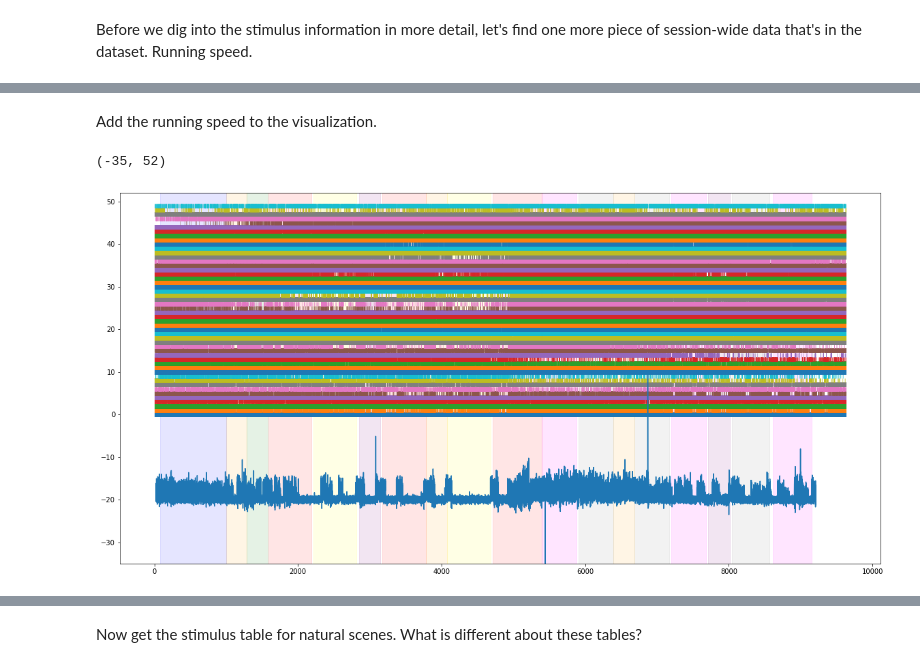
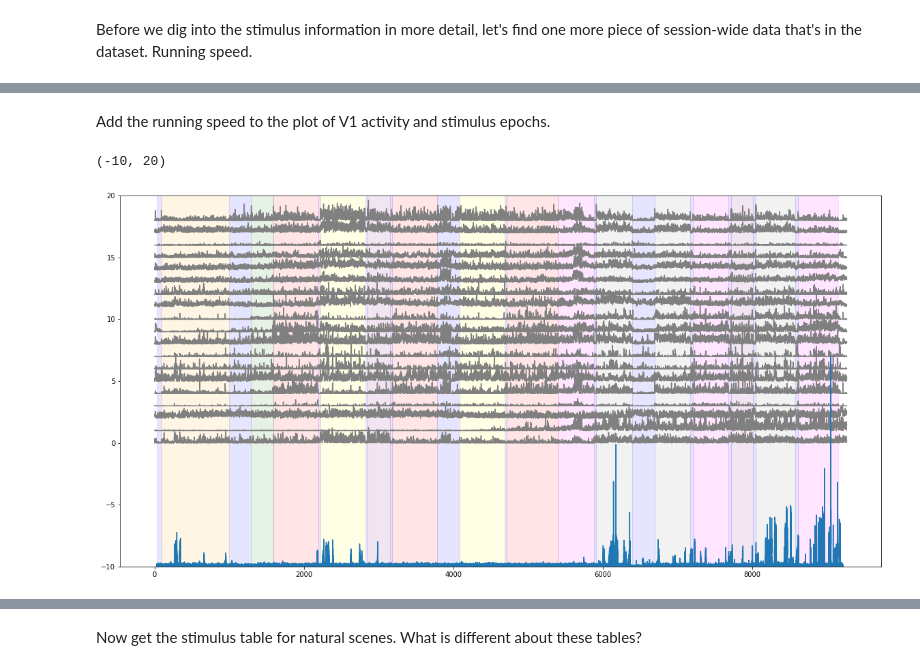
Before and after one commit to AllenInstitute/SWDB_2019, a Jupyter notebook: DynamicBrain/Neuropixels_walkthrough.ipynb, the cells around one changed output, grey strips where cells are left out. Drawn from its saved outputs; the diff is of its cells as text; code cells hidden in the pictures.

```diff
--- a/DynamicBrain/Neuropixels_walkthrough.ipynb
+++ b/DynamicBrain/Neuropixels_walkthrough.ipynb
@@ -264,0 +389,5 @@ Make a raster plot for the first 50 units
+# %%
+numbins = int(np.ceil(spikes.max()))
+binned_spikes = np.empty((numbins))
+for i in range(numbins):
+    binned_spikes[i] = len(spikes[(spikes>i)&(spikes<i+1)])
@@ -264,0 +404,9 @@ Make a raster plot for the first 50 units
+# %%
+v1_units = session.units[session.units.structure_acronym=='VISp']
+numunits = len(v1_units)
+v1_binned = np.empty((numunits, numbins))
+for i in range(numunits):
+    unit_id = v1_units.index[i]
+    spikes = spike_times[unit_id]
+    for j in range(numbins):
+        v1_binned[i,j] = len(spikes[(spikes>j)&(spikes<j+1)])
@@ -265,6 +415,5 @@ Make a raster plot for the first 50 units
 # %%
 plt.figure(figsize=(20,10))
-for i in range(50):
-    plt.plot(spike_times[session.units.index[i]], np.repeat(i,len(spike_times[session.units.index[i]])), '|')#, color='gray')
-# plt.xlim(2000,2250)
+for i in range(numunits):
+    plt.plot(i+(v1_binned[i,:]/30.), color='gray')
 # %% [output]
@@ -315,12 +469,11 @@ We can add this information to our plot from above by shading each stimulus with
 # %%
 plt.figure(figsize=(20,10))
-for i in range(50):
-    plt.plot(spike_times[session.units.index[i]], np.repeat(i,len(spike_times[session.units.index[i]])), '|', alpha=0.5)#, color='gray')
+for i in range(numunits):
+    plt.plot(i+(v1_binned[i,:]/30.), color='gray')
 
 colors = ['blue','orange','green','red','yellow','purple','magenta','gray','lightblue']
-for c,stim_name in enumerate(stimulus_epochs["stimulus_name"].unique()):
-    stim = stimulus_epochs[stimulus_epochs["stimulus_name"] == stim_name]
+for c, stim_name in enumerate(session.stimulus_names):
+    stim = stimulus_epochs[stimulus_epochs.stimulus_name==stim_name]
     for j in range(len(stim)):
         plt.axvspan(xmin=stim["start_time"].iloc[j], xmax=stim["stop_time"].iloc[j], color=colors[c], alpha=0.1)
-# plt.xlim(6000,7000)
 # %% [output]
@@ -339,20 +499,20 @@ Text(0, 0.5, 'Running speed (cm/s)')
 # %% [markdown]
-Add the running speed to the visualization.
+Add the running speed to the plot of V1 activity and stimulus epochs.
 # %%
 plt.figure(figsize=(20,10))
-for i in range(50):
-    plt.plot(spike_times[session.units.index[i]], np.repeat(i,len(spike_times[session.units.index[i]])), '|', alpha=0.5)#, color='gray')
-plt.plot(session.running_speed.end_time, (0.2*session.running_speed.velocity)-20)
+for i in range(numunits):
+    plt.plot(i+(v1_binned[i,:]/30.), color='gray')
+
+#scale the running speed and offset it on the plot
+plt.plot(session.running_speed.end_time, (0.05*session.running_speed.velocity)-10)
 
 colors = ['blue','orange','green','red','yellow','purple','magenta','gray','lightblue']
-for c,stim_name in enumerate(stimulus_epochs["stimulus_name"].unique()):
-    stim = stimulus_epochs[stimulus_epochs["stimulus_name"]==stim_name]
+for c, stim_name in enumerate(session.stimulus_names):
+    stim = stimulus_epochs[stimulus_epochs.stimulus_name==stim_name]
     for j in range(len(stim)):
         plt.axvspan(xmin=stim["start_time"].iloc[j], xmax=stim["stop_time"].iloc[j], color=colors[c], alpha=0.1)
 
-
-plt.ylim(-35,52)
-# plt.xlim(6000,8000)
+plt.ylim(-10,20)
 # %% [output]
-(-35, 52)
+(-10, 20)
-[figure, old version]
+[figure, new version]
```
Also changed, not shown: parts of 216 cells of this notebook.
